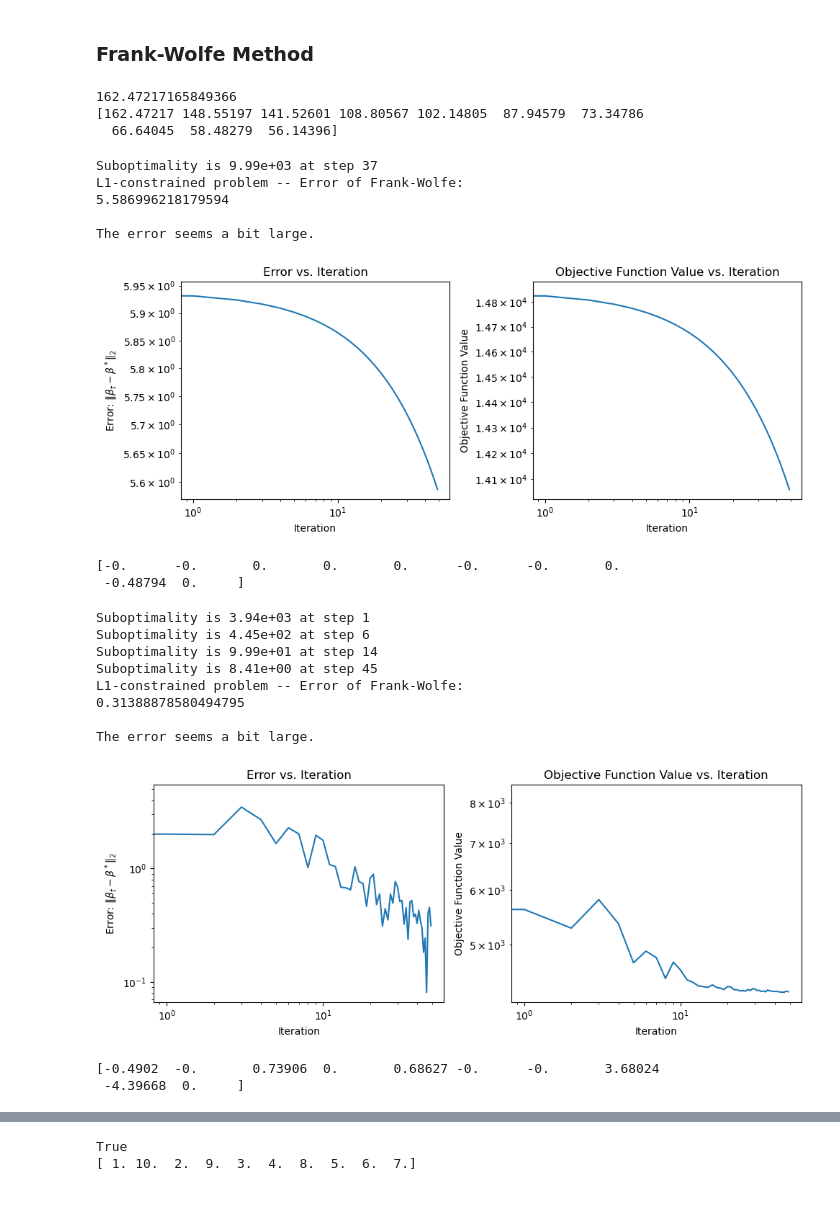
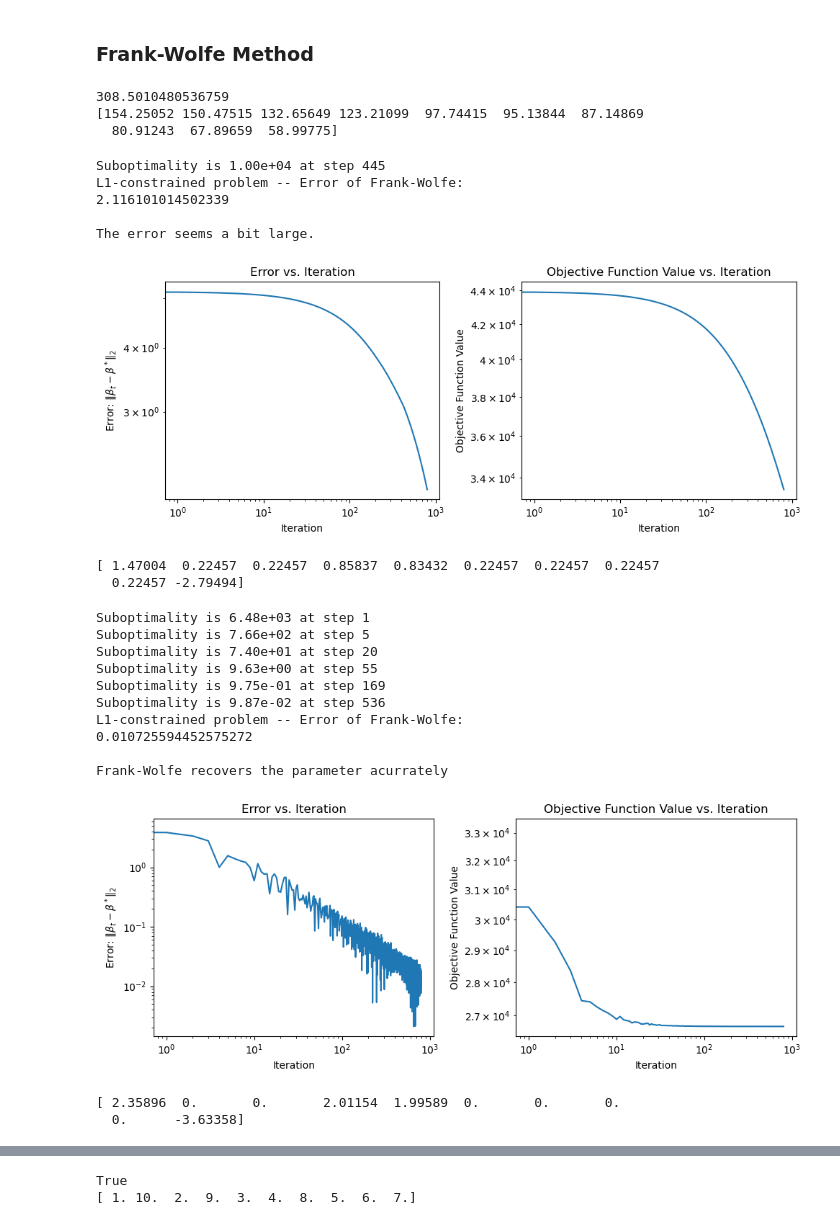
Before and after one commit to kiwi1236/sds631_project, a Jupyter notebook: demo.ipynb, the cells around one changed output, grey strips where cells are left out. Saved outputs shown, nothing was run; the diff lists cells and outputs as text; code cells hidden in the pictures.

```diff
--- a/demo.ipynb
+++ b/demo.ipynb
@@ -133,8 +135,6 @@ def projected_gradient_lasso(beta_0, X, y, alpha, lambda_, N_iter):
 ## Now let's test projected gradient
 
 # initialization
-beta_init = np.zeros(n)
-lambda_ = 10
 stepsize = 0.001
 N_iter = 50
 
@@ -186,16 +186,20 @@ def update_direction_lasso(grad, lambda_):
 # Compute adaptive (short-step) stepsize for Frank-Wolfe
 def adapt_alpha(beta, grad, target, L):
     alpha = np.dot(grad, beta - target) / (L * np.linalg.norm(beta - target)**2)
-    # alpha = grad.dot(beta - target) / (L * (2*lambda_)**2)
     assert alpha.ndim == 0
-    return np.min([alpha, 1])
+    return np.min([alpha, 1-(1e-12)])
+
+def ls_alpha(beta, target, X, y):
+    alpha = (X @ (target - beta)).T @ (y - X @ beta) / (np.linalg.norm(X @ (target - beta))**2)
+    assert alpha.ndim == 0
+    return np.min([alpha, 1-(1e-5)])
 # %%
-L = np.max(np.linalg.eigvals(X.T.dot(X)))
+L = 2 * np.max(np.linalg.eigvals(X.T.dot(X)))
 print(L)
 print(np.sort(np.linalg.eigvals(X.T.dot(X)))[::-1])
 # %% [output]
-162.47217165849366
-[162.47217 148.55197 141.52601 108.80567 102.14805  87.94579  73.34786
-  66.64045  58.48279  56.14396]
+308.5010480536759
+[154.25052 150.47515 132.65649 123.21099  97.74415  95.13844  87.14869
+  80.91243  67.89659  58.99775]
 # %%
 def frank_wolfe_lasso(beta_0, X, y, alpha, lambda_, N_iter, const_step=True,
@@ -289,10 +301,8 @@ def frank_wolfe_lasso(beta_0, X, y, alpha, lambda_, N_iter, const_step=True,
 # Test Frank-Wolfe with constant step size
 
 # initialization
-beta_init = np.zeros(n)
-lambda_ = 10
 stepsize = 0.001
-N_iter = 50
+N_iter = 800
 
 beta_fw, beta_fw_seq, fun_fw_seq, _ = frank_wolfe_lasso(beta_init, X, y, stepsize,
                                                      lambda_, N_iter, const_step=True, beta_opt=beta_opt)
@@ -308,48 +318,48 @@ else:
 plot_results(beta_fw_seq, fun_fw_seq, beta_opt)
 print(beta_fw)
 # %% [output]
-Suboptimality is 9.99e+03 at step 37
+Suboptimality is 1.00e+04 at step 445
 L1-constrained problem -- Error of Frank-Wolfe:
-5.586996218179594
+2.116101014502339
 
 The error seems a bit large.
-[figure, old version]
+[figure, new version]
-[-0.      -0.       0.       0.       0.      -0.      -0.       0.
- -0.48794  0.     ]
+[ 1.47004  0.22457  0.22457  0.85837  0.83432  0.22457  0.22457  0.22457
+  0.22457 -2.79494]
 # %%
 # Test Frank-Wolfe with 2/(t+2) step size
 
 # initialization
-beta_init = np.zeros(n)
 stepsize = None
-lambda_ = 10
-N_iter = 50
+N_iter = 800
 
 beta_fw, beta_fw_seq, fun_fw_seq, subopt_list = frank_wolfe_lasso(beta_init, X, y, stepsize,
-                                                     lambda_, N_iter, const_step=False, beta_opt=beta_opt)
+                                                     lambda_, N_iter, const_step=False, beta_opt=beta_opt, ol=True)
 
 print(f"L1-constrained problem -- Error of Frank-Wolfe: \n{l2_error(beta_fw, beta_opt)}\n")
 
 if l2_error(beta_fw, beta_opt) < 0.1:
   print("Frank-Wolfe recovers the parameter acurrately \n")
 else:
   print("The error seems a bit large.\n")
 
 # generate plots
 plot_results(beta_fw_seq, fun_fw_seq, beta_opt)
 print(beta_fw)
 # %% [output]
-Suboptimality is 3.94e+03 at step 1
-Suboptimality is 4.45e+02 at step 6
-Suboptimality is 9.99e+01 at step 14
-Suboptimality is 8.41e+00 at step 45
+Suboptimality is 6.48e+03 at step 1
+Suboptimality is 7.66e+02 at step 5
+Suboptimality is 7.40e+01 at step 20
+Suboptimality is 9.63e+00 at step 55
+Suboptimality is 9.75e-01 at step 169
+Suboptimality is 9.87e-02 at step 536
 L1-constrained problem -- Error of Frank-Wolfe:
-0.31388878580494795
+0.010725594452575272
 
-The error seems a bit large.
+Frank-Wolfe recovers the parameter acurrately
-[figure, old version]
+[figure, new version]
-[-0.4902  -0.       0.73906  0.       0.68627 -0.      -0.       3.68024
- -4.39668  0.     ]
+[ 2.35896  0.       0.       2.01154  1.99589  0.       0.       0.
+  0.      -3.63358]
 # %%
 # Test Frank-Wolfe with adaptive step size
 
```
Also changed, not shown: parts of 29 cells of this notebook, 2 other files.
